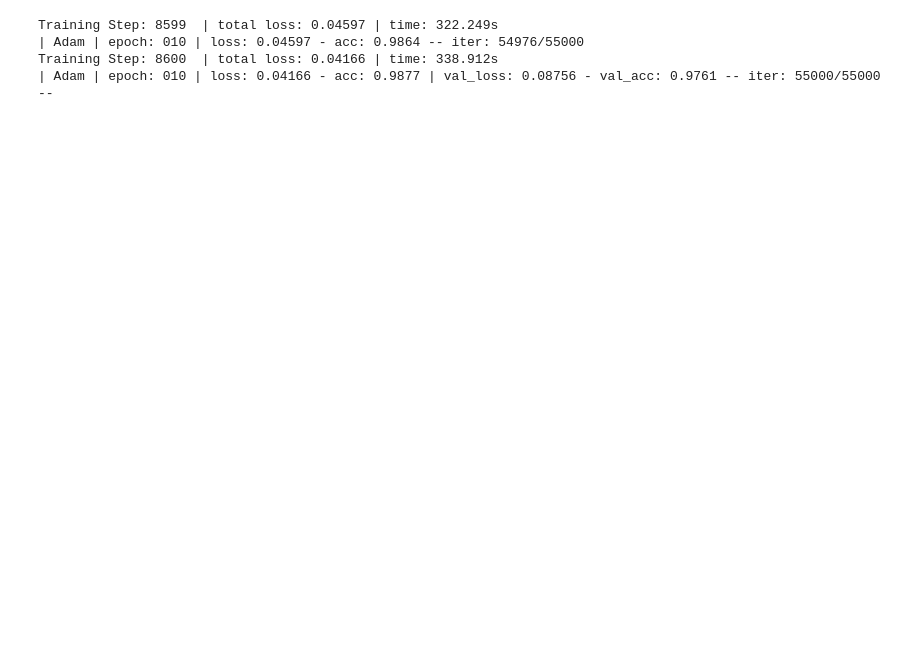
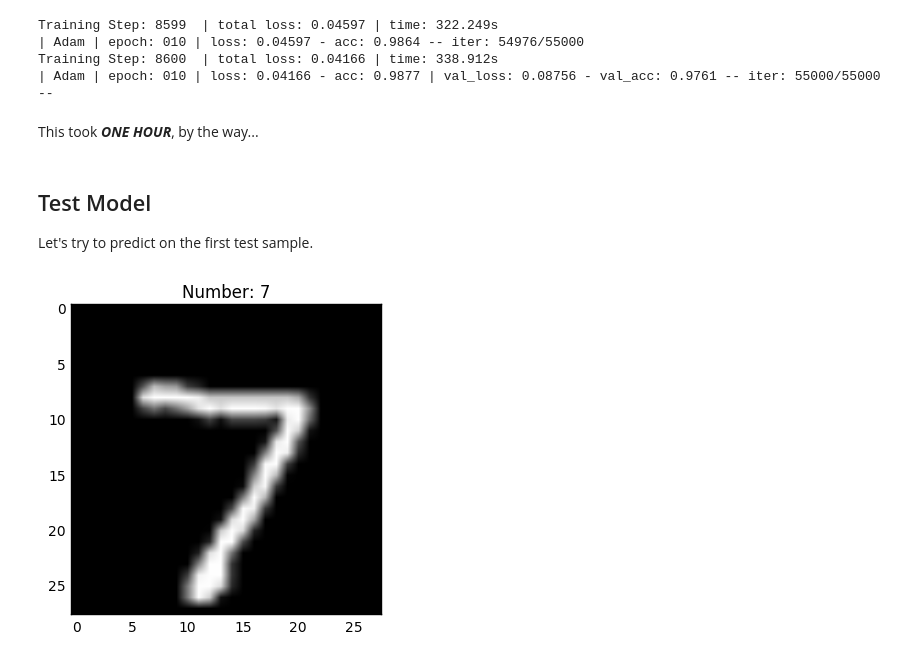
Before and after one commit to strikingmoose/mnist_tflearn_tutorial, a Jupyter notebook: notebook/Sentdex pythonprogramming Tutorial.ipynb, the cells around one changed output. Saved outputs shown, nothing was run; the diff lists cells and outputs as text; code cells hidden in the pictures; blank space fills up the shorter version.

```diff
--- a/notebook/Sentdex pythonprogramming Tutorial.ipynb
+++ b/notebook/Sentdex pythonprogramming Tutorial.ipynb
@@ -37,0 +159,4 @@ Extracting mnist/t10k-labels-idx1-ubyte.gz
+# %%
+# Reshape x_test_reshaped
+x_test_reshaped = x_test.reshape([-1, 28, 28, 1])
+print 'x_test_reshaped has the shape {}'.format(x_test_reshaped.shape)
@@ -51,11 +182,36 @@ convnet = fully_connected(convnet, 10, activation = 'softmax')
 convnet = regression(convnet, optimizer = 'adam', learning_rate = 0.01, loss = 'categorical_crossentropy', name = 'targets')
 # %%
 model = tflearn.DNN(convnet)
-model.fit({'input': X}, {'targets': Y}, n_epoch = 10, validation_set = ({'input': test_x}, {'targets': test_y}),
-    snapshot_step = 500, show_metric = True, run_id = 'mnist')
+model.fit(
+    {'input': x},
+    {'targets': y},
+    n_epoch = 10,
+    validation_set = ({'input': x_test}, {'targets': y_test}),
+    snapshot_step = 500,
+    show_metric = True,
+    run_id = 'mnist'
+)
 # %% [output]
 Training Step: 8599  | total loss: 0.04597 | time: 322.249s
 | Adam | epoch: 010 | loss: 0.04597 - acc: 0.9864 -- iter: 54976/55000
 Training Step: 8600  | total loss: 0.04166 | time: 338.912s
 | Adam | epoch: 010 | loss: 0.04166 - acc: 0.9877 | val_loss: 0.08756 - val_acc: 0.9761 -- iter: 55000/55000
 --
+# %% [markdown]
+This took _**ONE HOUR**_, by the way...
+# %% [markdown]
+## Test Model
+Let's try to predict on the first test sample.
+# %%
+# Get first reshaped image of x_test_reshaped
+x_test_reshaped_first = x_test_reshaped[0]
+# %%
+# Try to predict using model
+y_test_pred_first = np.argmax(model.predict([x_test_reshaped_first]))
+# %%
+# Plot
+plt.title('Number: {}'.format(y_test_pred_first))
+plt.imshow(x_test[0].reshape(28, 28), cmap='gray')
+plt.show()
+# %% [output]
+[figure, added]
```
Also changed, not shown: parts of 23 cells of this notebook, 1 other file.
